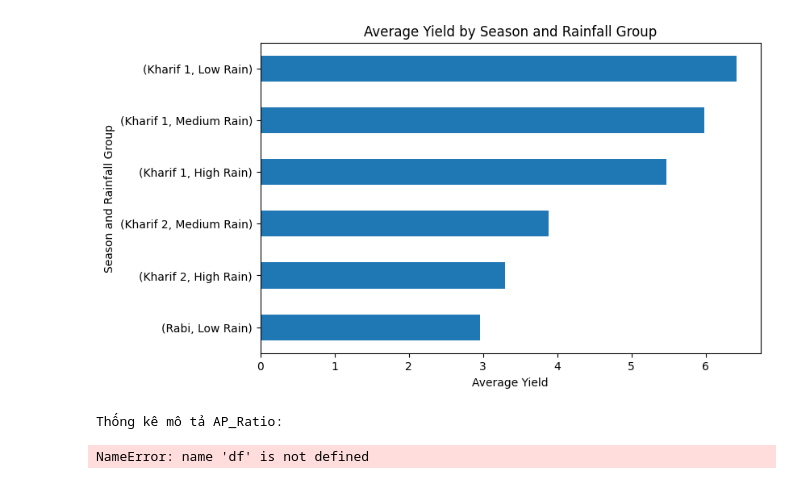
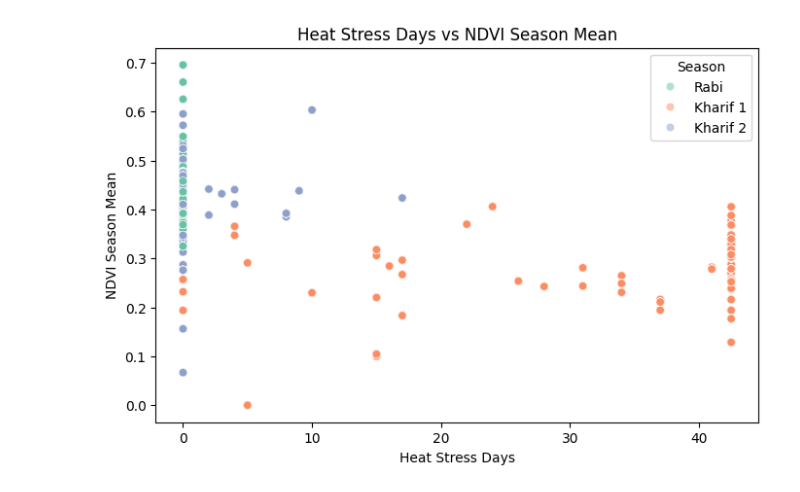
Before and after one commit to AKANEMO22/ADY201m---SU26, a Jupyter notebook: EDA/EDA.ipynb, the cells around one changed output. Cells and saved outputs as stored; diff of their text form; code cells hidden in the pictures.

```diff
--- a/EDA/EDA.ipynb
+++ b/EDA/EDA.ipynb
@@ -282,38 +137,13 @@ Name: Yield, dtype: float64
-# %%
-df["Rainfall_Group"] = pd.qcut(
-    df["Rainfall"],
-    q=3,
-    labels=["Low Rain", "Medium Rain", "High Rain"]
-)
-
-season_rain = df.groupby(
-    ["Season", "Rainfall_Group"],
-    observed=True
-)["Yield"].mean().sort_values()
-
-season_rain.plot(kind="barh", figsize=(8, 5))
-
-plt.title("Average Yield by Season and Rainfall Group")
-plt.xlabel("Average Yield")
-plt.ylabel("Season and Rainfall Group")
-plt.show()
-# %% [output]
-[figure, removed]
-# %%
-target = "AP_Ratio"
-
-print("Thống kê mô tả AP_Ratio:")
-display(df[target].describe())
-
-print("Các mốc phân vị quan trọng:")
-display(df[target].quantile([0.5, 0.75, 0.9, 0.95, 0.99]))
-
-plt.figure(figsize=(8, 5))
-plt.hist(df[target], bins=50)
-plt.title("Distribution of AP_Ratio")
-plt.xlabel("AP_Ratio")
-plt.ylabel("Frequency")
-plt.show()
-# %% [output]
-Thống kê mô tả AP_Ratio:
-NameError: name 'df' is not defined
+# %%
+x_col = "Heat_Stress_Days"
+corr_value = df[[x_col, target]].corr().iloc[0, 1]
+
+plt.figure(figsize=(8, 5))
+sns.scatterplot(data=df, x=x_col, y=target, alpha=0.5, hue="Season", palette="Set2")
+plt.title("Heat Stress Days vs NDVI Season Mean")
+plt.xlabel("Heat Stress Days")
+plt.ylabel("NDVI Season Mean")
+plt.legend(title="Season")
+plt.show()
+# %% [output]
+[figure, added]
```
Also changed, not shown: parts of 30 cells of this notebook.
